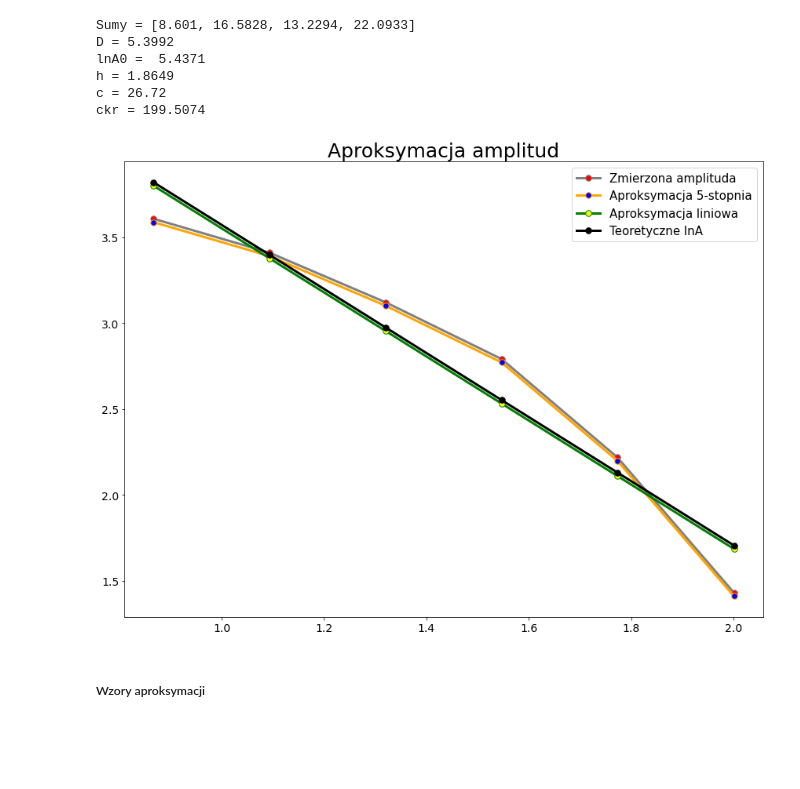
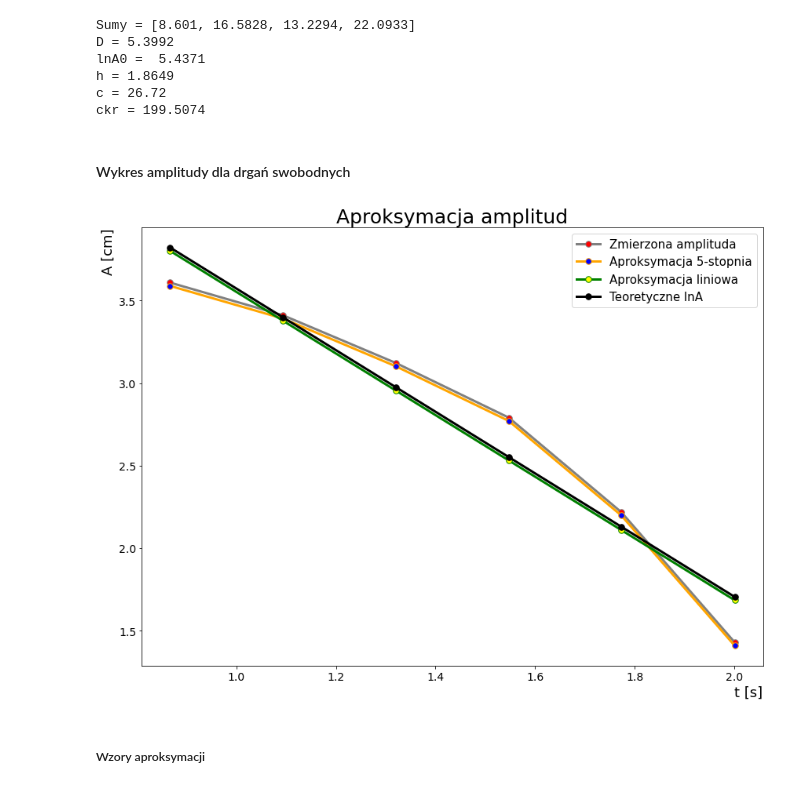
Before and after one commit to NotSirius-A/mechanika, a Jupyter notebook: mechanika.ipynb, the cells around one changed output. Drawn from its saved outputs; the diff is of its cells as text; code cells hidden in the pictures; blank space fills up the shorter version.

```diff
--- a/mechanika.ipynb
+++ b/mechanika.ipynb
@@ -78,30 +78,35 @@ lnA0 =  5.4371
 h = 1.8649
 c = 26.72
 ckr = 199.5074
+# %% [markdown]
+#### Wykres amplitudy dla drgań swobodnych
 # %%
 fig, ax = plt.subplots()
 ax.clear()
 x = df_swobodne["Czas"]
 y = [round(log(i),3) for i in df_swobodne["Amplituda"]]
 ax.plot(x, y, color='grey', linewidth=3, marker=".", markersize=15, markerfacecolor='red', label="Zmierzona amplituda")
 plt.rcParams['figure.figsize'] = [12, 9]
 
 wielomian = np.polyfit(x, y, 5)
 y = [np.polyval(wielomian, i)-0.02 for i in x]
 ax.plot(x, y, color='orange', linewidth=3, marker=".", markersize=15, markerfacecolor='blue', label="Aproksymacja 5-stopnia")
 
 liniowa = np.polyfit(x, y, 1)
 y = [np.polyval(liniowa, i) for i in x]
 ax.plot(x, y, color='green', linewidth=3, marker=".", markersize=15, markerfacecolor='yellow', label="Aproksymacja liniowa")
 
 y = [(lnA0 - h*t) for t in df_swobodne["Czas"]]
 ax.plot(x, y, color='black', linewidth=3, marker=".", markersize=15, markerfacecolor='black', label="Teoretyczne lnA")
 
 ax.set_title("Aproksymacja amplitud", {'size': 25})
 ax.legend(loc=1, prop={'size': 15})
+
+ax.set_xlabel("t [s]", {'size': 18}, loc='right')
+ax.set_ylabel("A [cm]", {'size': 18}, loc='top')
 plt.show()
 # %% [output]
-[figure, old version]
+[figure, new version]
 # %% [markdown]
 ##### Wzory aproksymacji
 # %%
```
Also changed, not shown: parts of 3 cells of this notebook, 4 other files.
